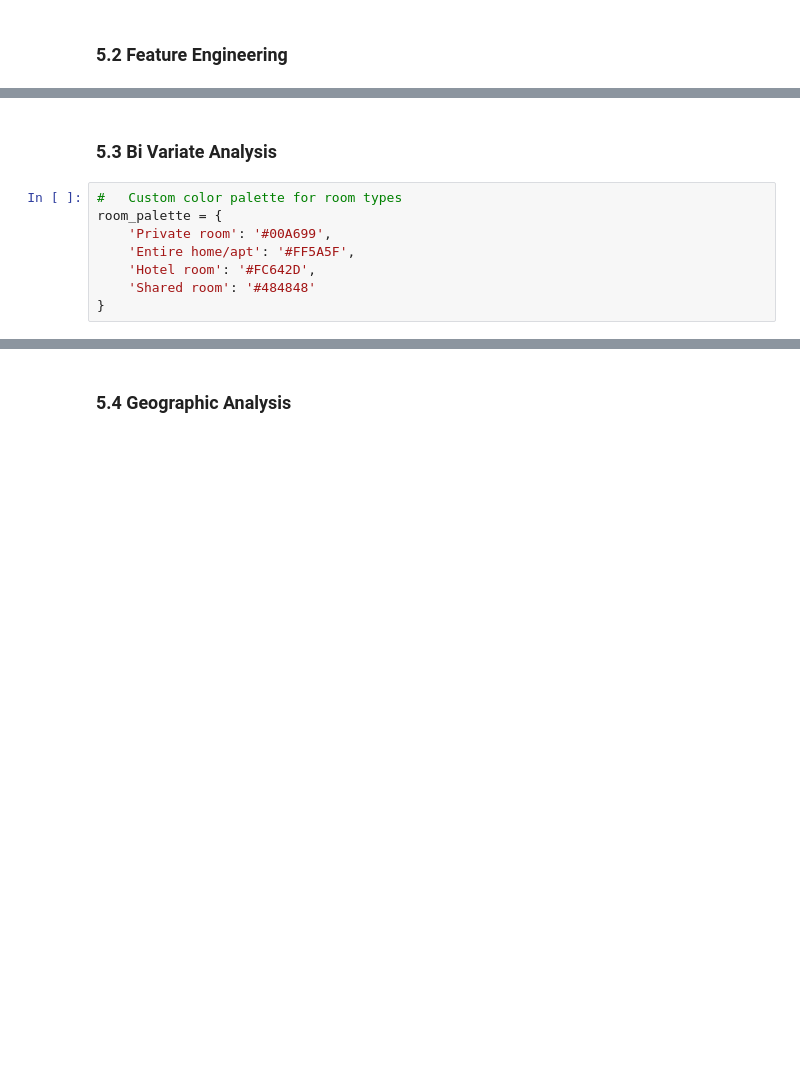
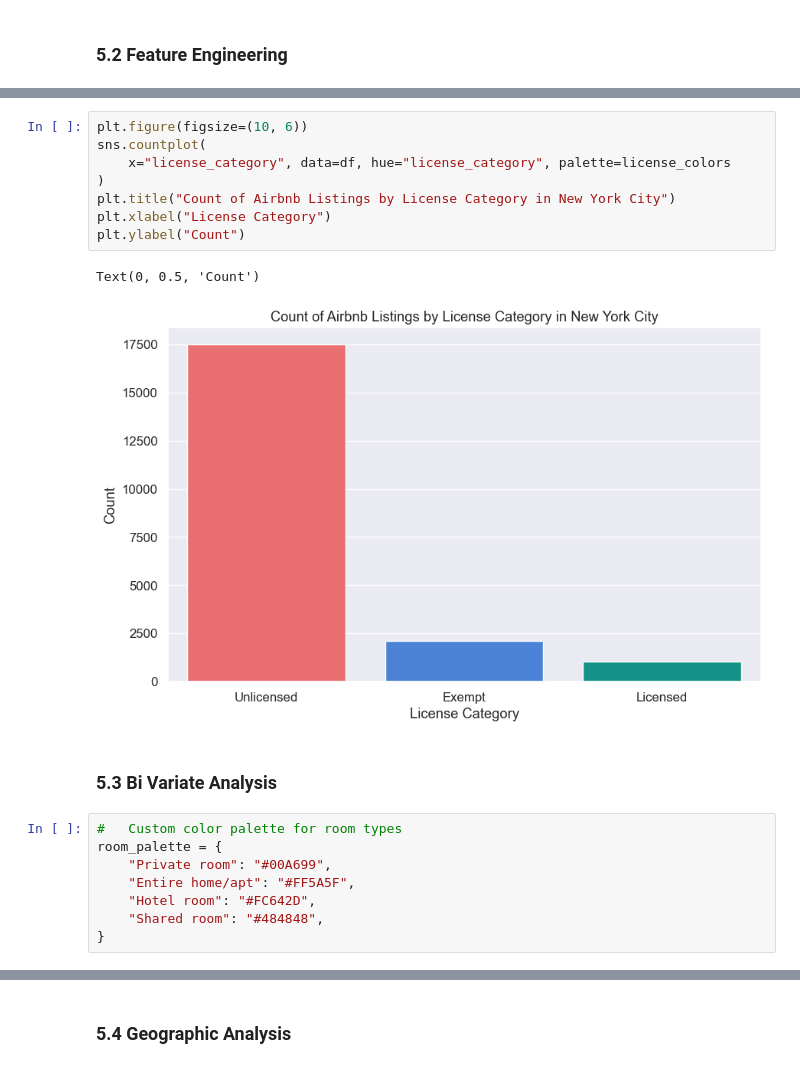
Before and after one commit to JoaoFelicissimo03/AirbnbNY2024_EDA, a Jupyter notebook: airbnb_NY2024.ipynb, the cells around one changed output, grey strips where cells are left out. Saved outputs shown, nothing was run; the diff lists cells and outputs as text; blank space fills up the shorter version.

```diff
--- a/airbnb_NY2024.ipynb
+++ b/airbnb_NY2024.ipynb
@@ -292,12 +325,23 @@ Text(0.5, 1.0, 'Average Price per Bed by Neighbourhood Group in New York City')
+# %%
+plt.figure(figsize=(10, 6))
+sns.countplot(
+    x="license_category", data=df, hue="license_category", palette=license_colors
+)
+plt.title("Count of Airbnb Listings by License Category in New York City")
+plt.xlabel("License Category")
+plt.ylabel("Count")
+# %% [output]
+Text(0, 0.5, 'Count')
+[figure, added]
 # %% [markdown]
 ### **5.3 Bi Variate Analysis**
 # %%
 #   Custom color palette for room types
 room_palette = {
-    'Private room': '#00A699',
-    'Entire home/apt': '#FF5A5F',
-    'Hotel room': '#FC642D',
-    'Shared room': '#484848'
+    "Private room": "#00A699",
+    "Entire home/apt": "#FF5A5F",
+    "Hotel room": "#FC642D",
+    "Shared room": "#484848",
 }
 # %%
 # Plotting the average price per bed by neighbourhood group and room type
```
Also changed, not shown: parts of 26 cells of this notebook.
